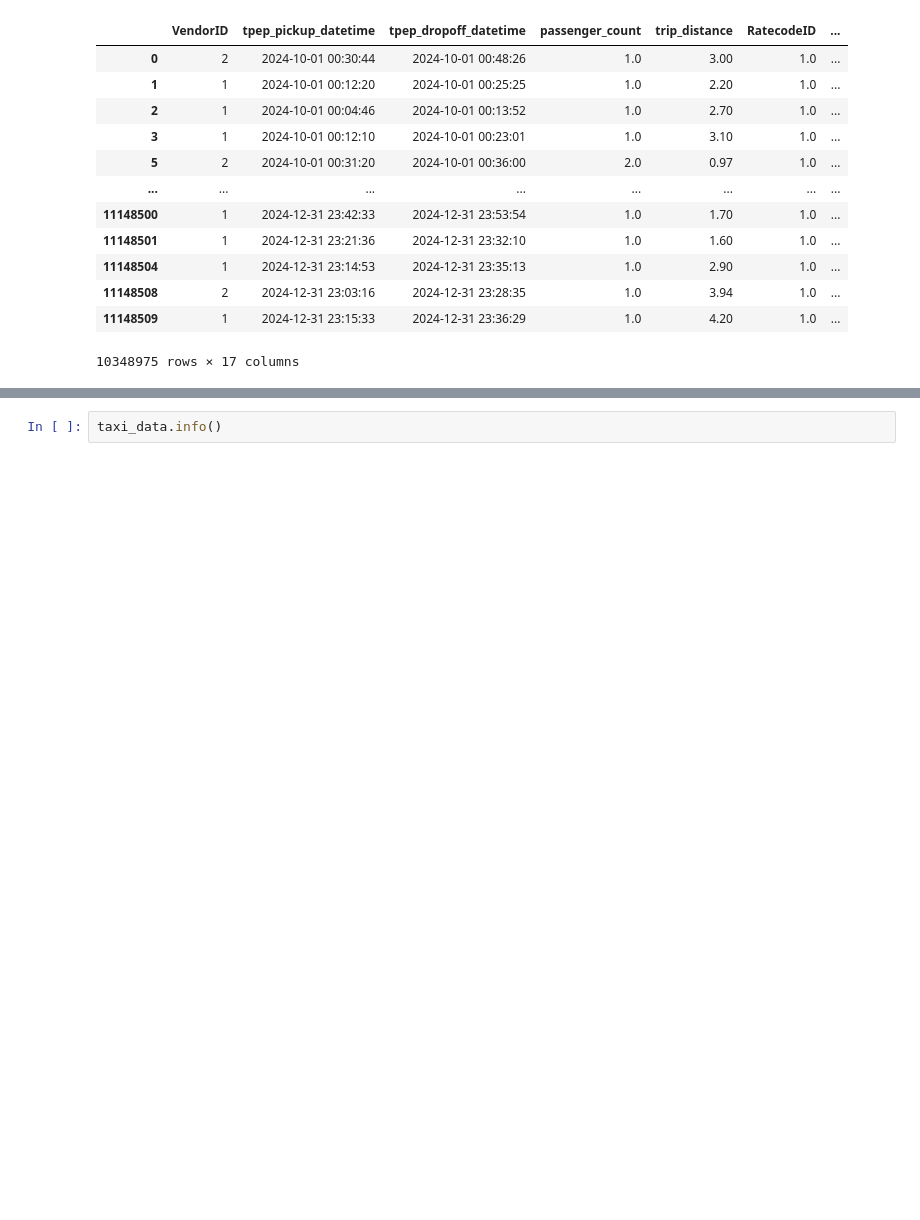
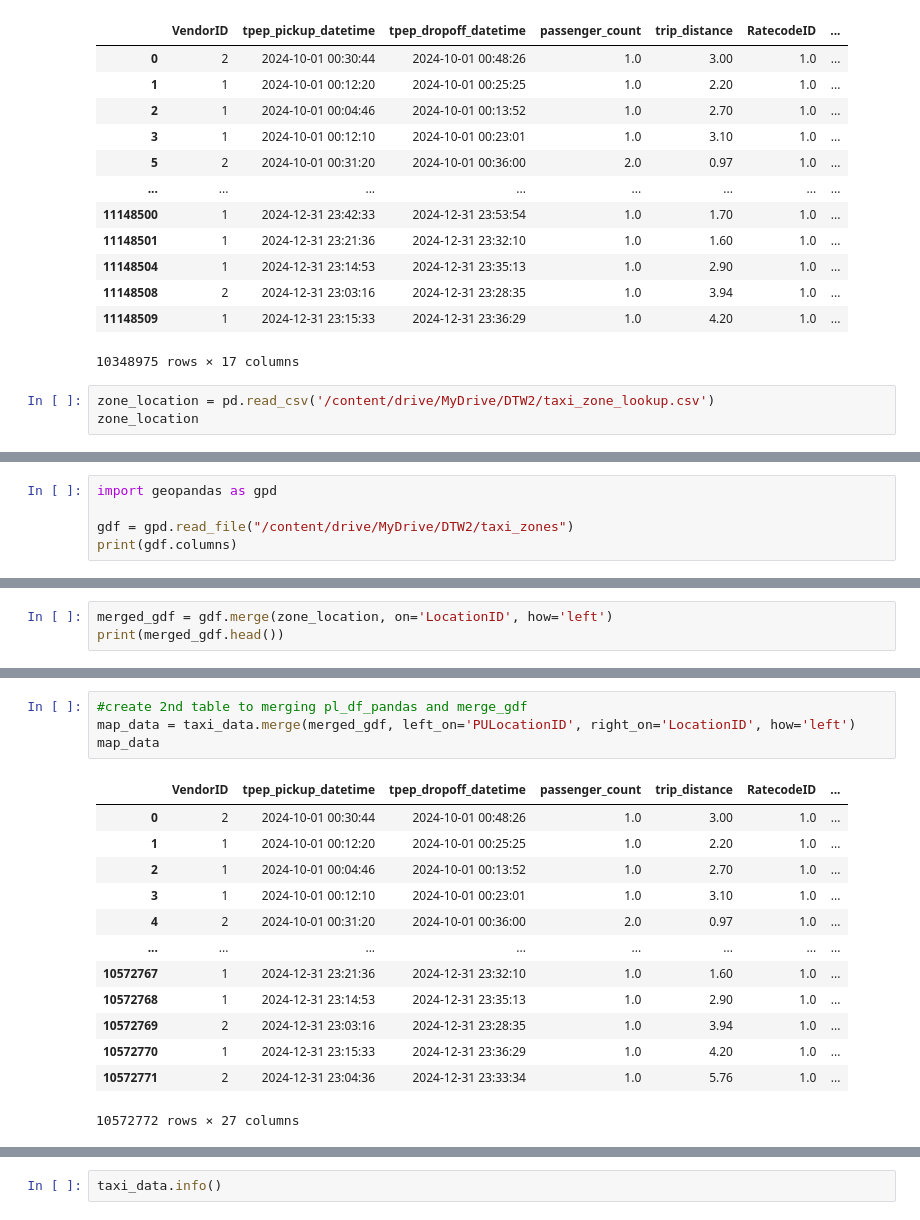
Before and after one commit to TKhahahah/Text_Analytics, a Jupyter notebook: Untitled2.ipynb, the cells around one changed output, grey strips where cells are left out. Saved outputs shown, nothing was run; the diff lists cells and outputs as text; blank space fills up the shorter version.

```diff
--- a/Untitled2.ipynb
+++ b/Untitled2.ipynb
@@ -274,3 +33,6 @@ taxi_data
 | 11148508 | 2 | 2024-12-31 23:03:16 | 2024-12-31 23:28:35 | 1.0 | 3.94 | 1.0 | ... |
 | 11148509 | 1 | 2024-12-31 23:15:33 | 2024-12-31 23:36:29 | 1.0 | 4.20 | 1.0 | ... |
 10348975 rows × 17 columns
+# %%
+zone_location = pd.read_csv('/content/drive/MyDrive/DTW2/taxi_zone_lookup.csv')
+zone_location
@@ -276,0 +53,5 @@ taxi_data
+# %%
+import geopandas as gpd
+
+gdf = gpd.read_file("/content/drive/MyDrive/DTW2/taxi_zones")
+print(gdf.columns)
@@ -276,0 +62,3 @@ taxi_data
+# %%
+merged_gdf = gdf.merge(zone_location, on='LocationID', how='left')
+print(merged_gdf.head())
@@ -276,0 +86,18 @@ taxi_data
+# %%
+#create 2nd table to merging pl_df_pandas and merge_gdf
+map_data = taxi_data.merge(merged_gdf, left_on='PULocationID', right_on='LocationID', how='left')
+map_data
+# %% [output]
+|  | VendorID | tpep_pickup_datetime | tpep_dropoff_datetime | passenger_count | trip_distance | RatecodeID | ... |
+| 0 | 2 | 2024-10-01 00:30:44 | 2024-10-01 00:48:26 | 1.0 | 3.00 | 1.0 | ... |
+| 1 | 1 | 2024-10-01 00:12:20 | 2024-10-01 00:25:25 | 1.0 | 2.20 | 1.0 | ... |
+| 2 | 1 | 2024-10-01 00:04:46 | 2024-10-01 00:13:52 | 1.0 | 2.70 | 1.0 | ... |
+| 3 | 1 | 2024-10-01 00:12:10 | 2024-10-01 00:23:01 | 1.0 | 3.10 | 1.0 | ... |
+| 4 | 2 | 2024-10-01 00:31:20 | 2024-10-01 00:36:00 | 2.0 | 0.97 | 1.0 | ... |
+| ... | ... | ... | ... | ... | ... | ... | ... |
+| 10572767 | 1 | 2024-12-31 23:21:36 | 2024-12-31 23:32:10 | 1.0 | 1.60 | 1.0 | ... |
+| 10572768 | 1 | 2024-12-31 23:14:53 | 2024-12-31 23:35:13 | 1.0 | 2.90 | 1.0 | ... |
+| 10572769 | 2 | 2024-12-31 23:03:16 | 2024-12-31 23:28:35 | 1.0 | 3.94 | 1.0 | ... |
+| 10572770 | 1 | 2024-12-31 23:15:33 | 2024-12-31 23:36:29 | 1.0 | 4.20 | 1.0 | ... |
+| 10572771 | 2 | 2024-12-31 23:04:36 | 2024-12-31 23:33:34 | 1.0 | 5.76 | 1.0 | ... |
+10572772 rows × 27 columns
```
Also changed, not shown: parts of 16 cells of this notebook.
